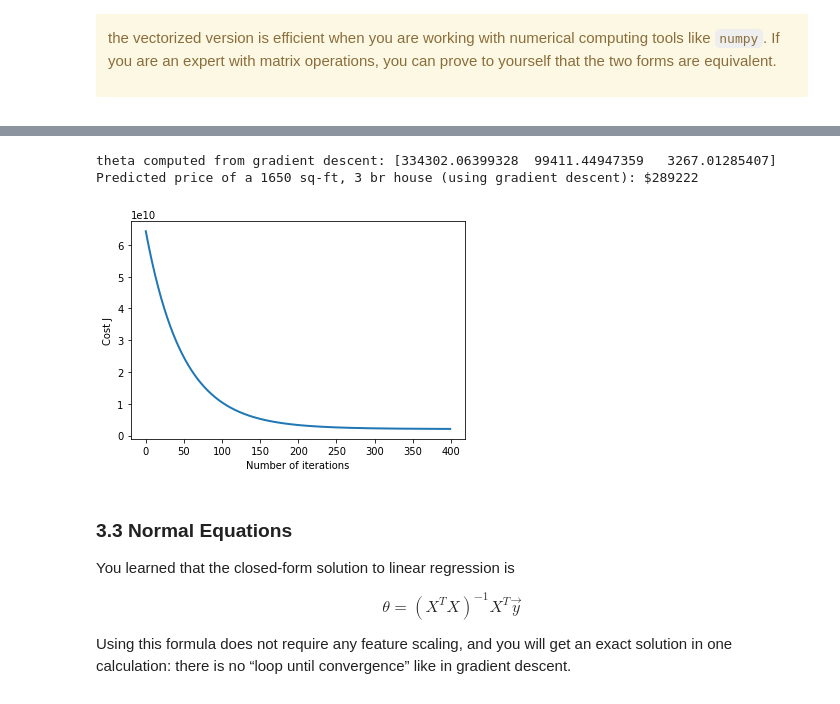
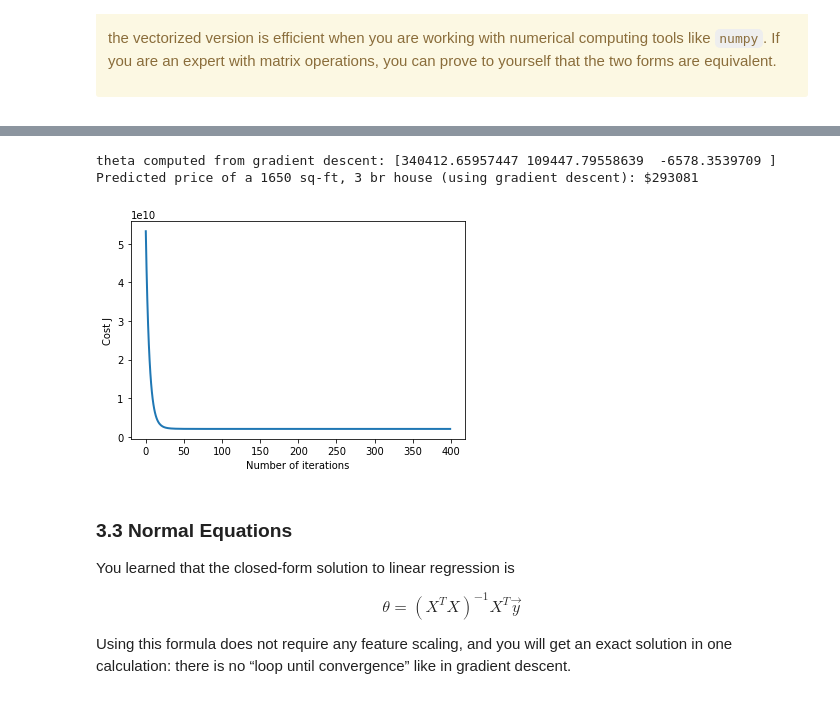
Before and after one commit to RolaAdly/Machine-Learning, a Jupyter notebook: Assignment1/exercise11.ipynb, the cells around one changed output, grey strips where cells are left out. Saved outputs shown, nothing was run; the diff lists cells and outputs as text; code cells hidden in the pictures.

```diff
--- a/Assignment1/exercise11.ipynb
+++ b/Assignment1/exercise11.ipynb
@@ -783,38 +783,38 @@ Hint
 At prediction, make sure you do the same feature normalization.
 """
 # Choose some alpha value - change this
-alpha = 0.01
+alpha = 0.1
 num_iters = 400
 
 # init theta and run gradient descent
 theta = np.zeros(3)
 theta, J_history = gradientDescentMulti(X, y, theta, alpha, num_iters)
 
 # Plot the convergence graph
 pyplot.plot(np.arange(len(J_history)), J_history, lw=2)
 pyplot.xlabel('Number of iterations')
 pyplot.ylabel('Cost J')
 
 # Display the gradient descent's result
 print('theta computed from gradient descent: {:s}'.format(str(theta)))
 
 # Estimate the price of a 1650 sq-ft, 3 br house
 # ======================= YOUR CODE HERE ===========================
 # Recall that the first column of X is all-ones.
 # Thus, it does not need to be normalized.
 
 inputtest = [1,1650,3]
 inputtest [ 1:3] = (inputtest[1:3]-mu) / sigma
 price = np.dot (inputtest,theta )
 # print 'Predicted price of a 1650 sq-ft, 3 br house:', price
 
 # ===================================================================
 
 print('Predicted price of a 1650 sq-ft, 3 br house (using gradient descent): ${:.0f}'.format(price))
 # %% [output]
-theta computed from gradient descent: [334302.06399328  99411.44947359   3267.01285407]
-Predicted price of a 1650 sq-ft, 3 br house (using gradient descent): $289222
+theta computed from gradient descent: [340412.65957447 109447.79558639  -6578.3539709 ]
+Predicted price of a 1650 sq-ft, 3 br house (using gradient descent): $293081
-[figure, old version]
+[figure, new version]
 # %% [markdown]
 <a id="section7"></a>
 ### 3.3 Normal Equations
```
